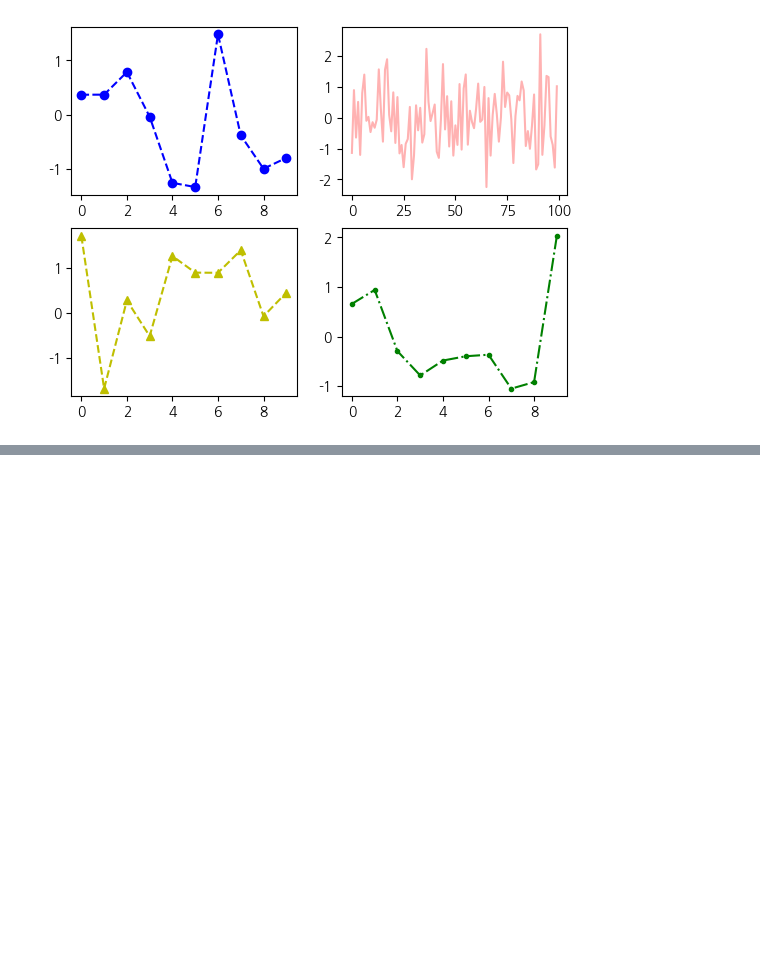
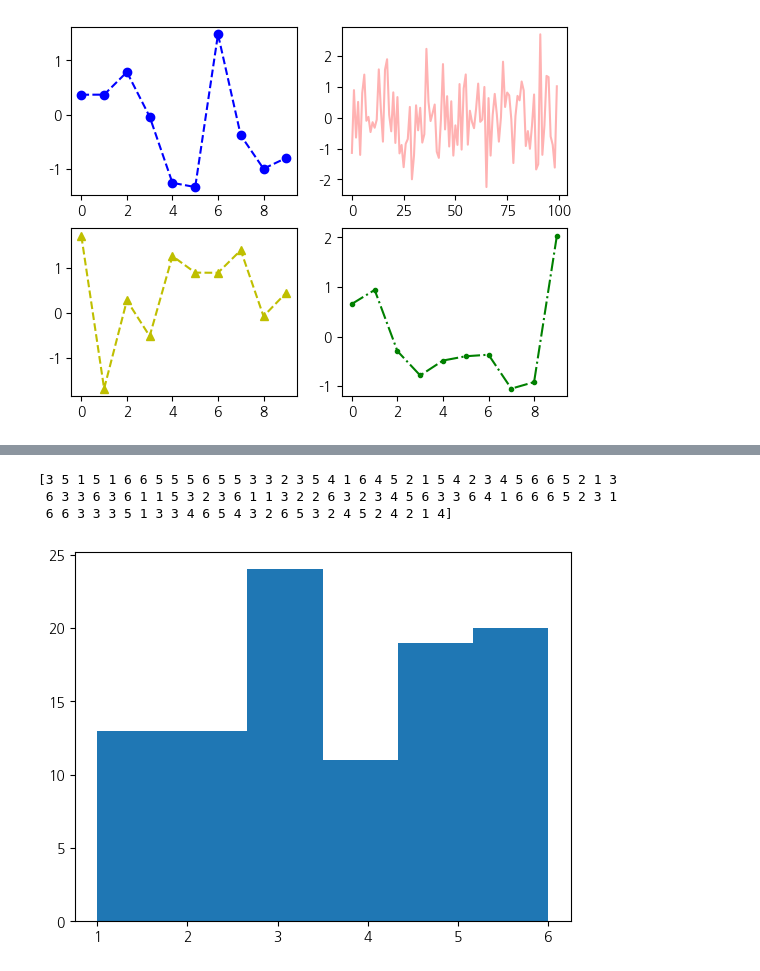
Before and after one commit to hj-1006/hj_pyton_study, a Jupyter notebook: 07_데이터_시각화.ipynb, the cells around one changed output, grey strips where cells are left out. Saved outputs shown, nothing was run; the diff lists cells and outputs as text; code cells hidden in the pictures; blank space fills up the shorter version.

```diff
--- a/07_데이터_시각화.ipynb
+++ b/07_데이터_시각화.ipynb
@@ -99,0 +115,11 @@ plt.show()
+# %%
+#7-8 주사위 100번 돌려 히스토그램 만들기
+numbers = np.random.randint(1, 7, 100)
+print(numbers)
+plt.hist(numbers, bins=6)
+plt.show()
+# %% [output]
+[3 5 1 5 1 6 6 5 5 5 6 5 5 3 3 2 3 5 4 1 6 4 5 2 1 5 4 2 3 4 5 6 6 5 2 1 3
+ 6 3 3 6 3 6 1 1 5 3 2 3 6 1 1 3 2 2 6 3 2 3 4 5 6 3 3 6 4 1 6 6 6 5 2 3 1
+ 6 6 3 3 3 5 1 3 3 4 6 5 4 3 2 6 5 3 2 4 5 2 4 2 1 4]
+[figure, added]
```
Also changed, not shown: parts of 7 cells of this notebook.
